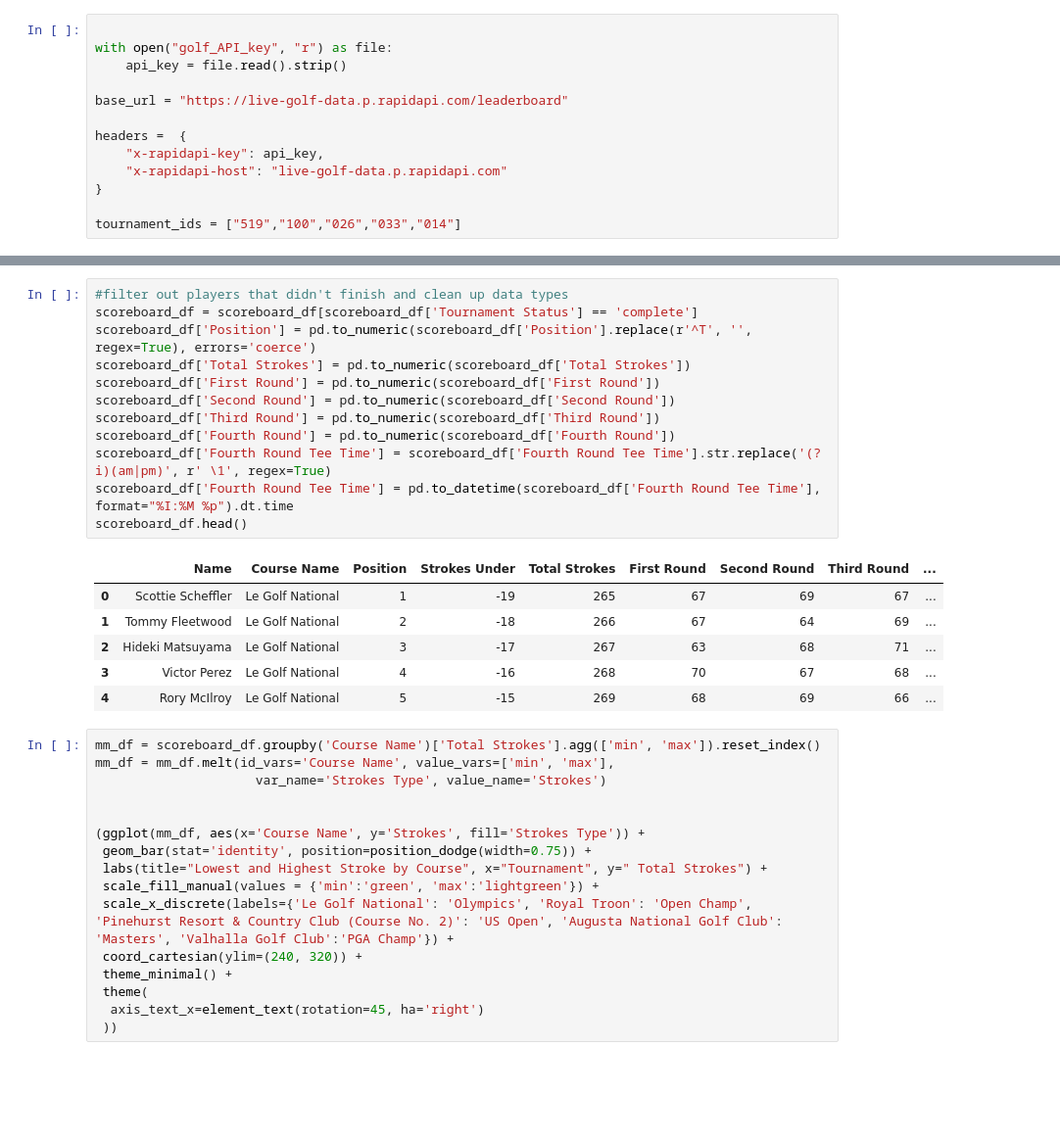
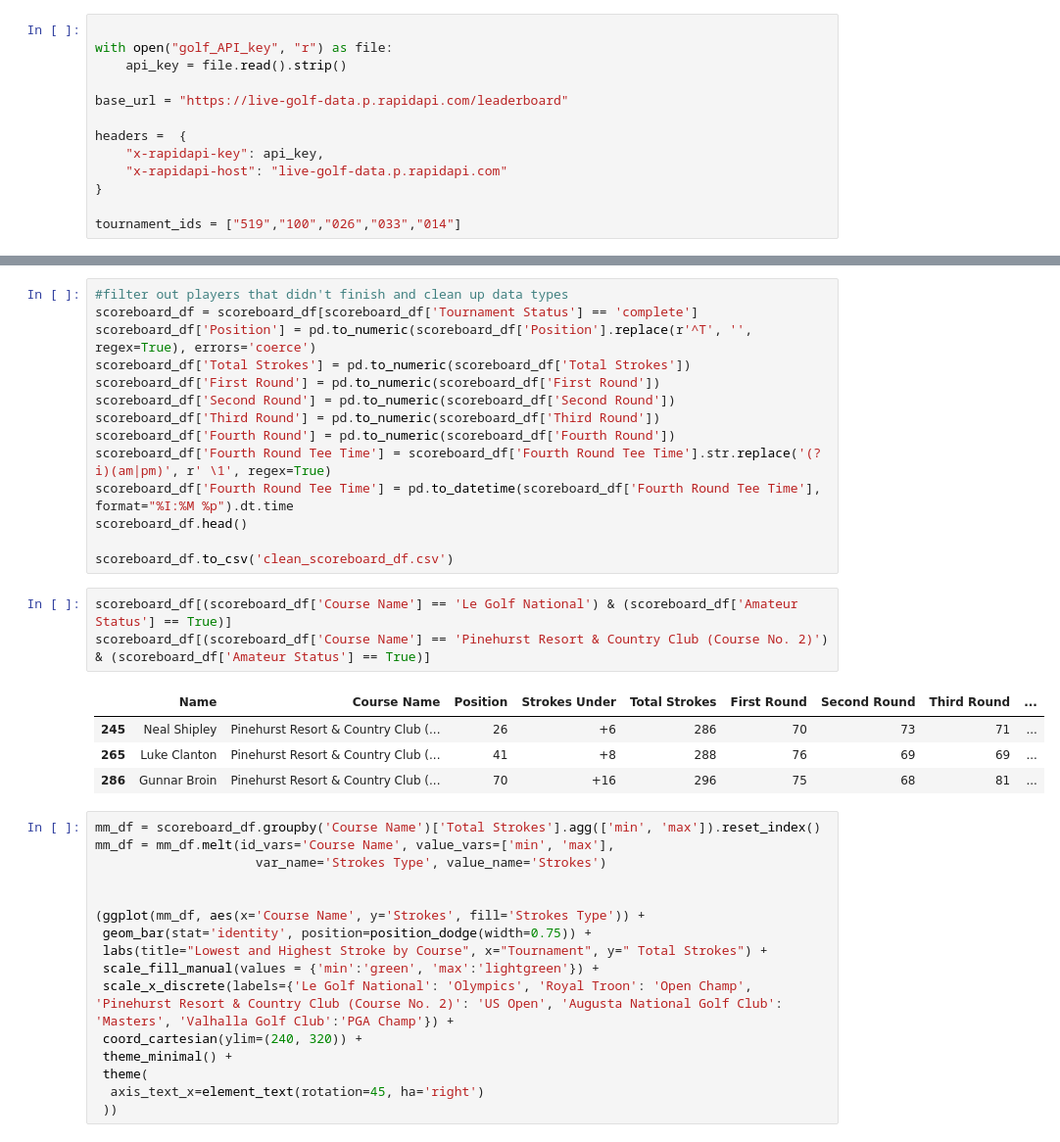
Before and after one commit to annafellars/GolfAPI, a Jupyter notebook: golf.ipynb, the cells around one changed output, grey strips where cells are left out. Shown at 98% size. Cells and saved outputs as stored; diff of their text form; blank space fills up the shorter version.

```diff
--- a/golf.ipynb
+++ b/golf.ipynb
@@ -71,13 +66,16 @@ scoreboard_df['Fourth Round'] = pd.to_numeric(scoreboard_df['Fourth Round'])
 scoreboard_df['Fourth Round Tee Time'] = scoreboard_df['Fourth Round Tee Time'].str.replace('(?i)(am|pm)', r' \1', regex=True)
 scoreboard_df['Fourth Round Tee Time'] = pd.to_datetime(scoreboard_df['Fourth Round Tee Time'], format="%I:%M %p").dt.time
 scoreboard_df.head()
+
+scoreboard_df.to_csv('clean_scoreboard_df.csv')
-# %% [output]
-|  | Name | Course Name | Position | Strokes Under | Total Strokes | First Round | Second Round | Third Round | ... |
-| 0 | Scottie Scheffler | Le Golf National | 1 | -19 | 265 | 67 | 69 | 67 | ... |
-| 1 | Tommy Fleetwood | Le Golf National | 2 | -18 | 266 | 67 | 64 | 69 | ... |
-| 2 | Hideki Matsuyama | Le Golf National | 3 | -17 | 267 | 63 | 68 | 71 | ... |
-| 3 | Victor Perez | Le Golf National | 4 | -16 | 268 | 70 | 67 | 68 | ... |
-| 4 | Rory McIlroy | Le Golf National | 5 | -15 | 269 | 68 | 69 | 66 | ... |
+# %%
+scoreboard_df[(scoreboard_df['Course Name'] == 'Le Golf National') & (scoreboard_df['Amateur Status'] == True)]
+scoreboard_df[(scoreboard_df['Course Name'] == 'Pinehurst Resort & Country Club (Course No. 2)') & (scoreboard_df['Amateur Status'] == True)]
+# %% [output]
+|  | Name | Course Name | Position | Strokes Under | Total Strokes | First Round | Second Round | Third Round | ... |
+| 245 | Neal Shipley | Pinehurst Resort & Country Club (... | 26 | +6 | 286 | 70 | 73 | 71 | ... |
+| 265 | Luke Clanton | Pinehurst Resort & Country Club (... | 41 | +8 | 288 | 76 | 69 | 69 | ... |
+| 286 | Gunnar Broin | Pinehurst Resort & Country Club (... | 70 | +16 | 296 | 75 | 68 | 81 | ... |
 # %%
 mm_df = scoreboard_df.groupby('Course Name')['Total Strokes'].agg(['min', 'max']).reset_index()
 mm_df = mm_df.melt(id_vars='Course Name', value_vars=['min', 'max'],
```
Also changed, not shown: parts of 1 cell of this notebook, 3 other files.
